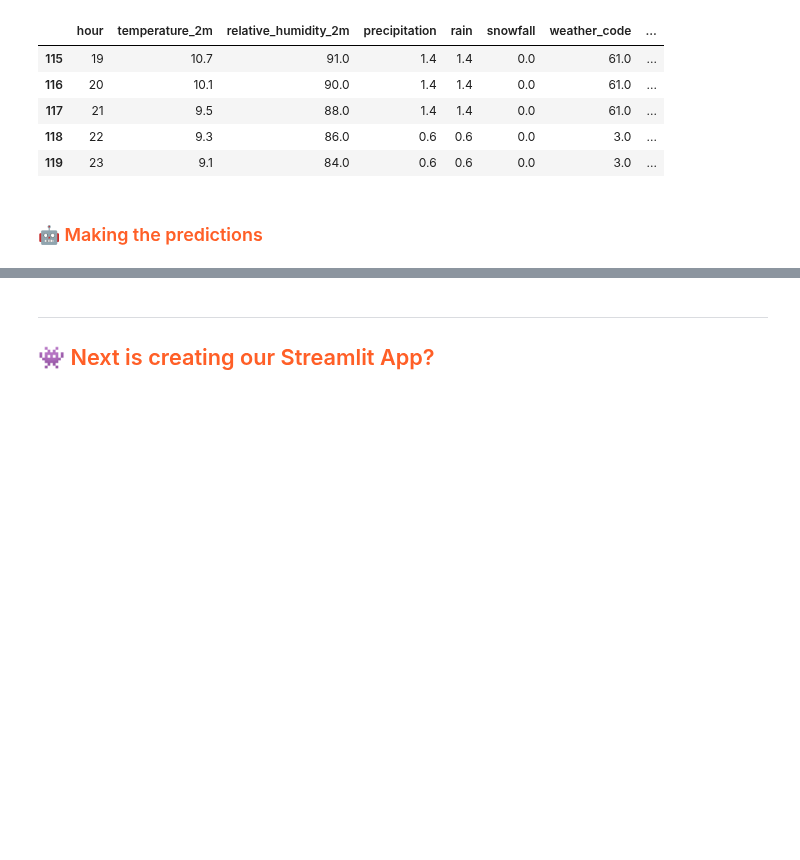
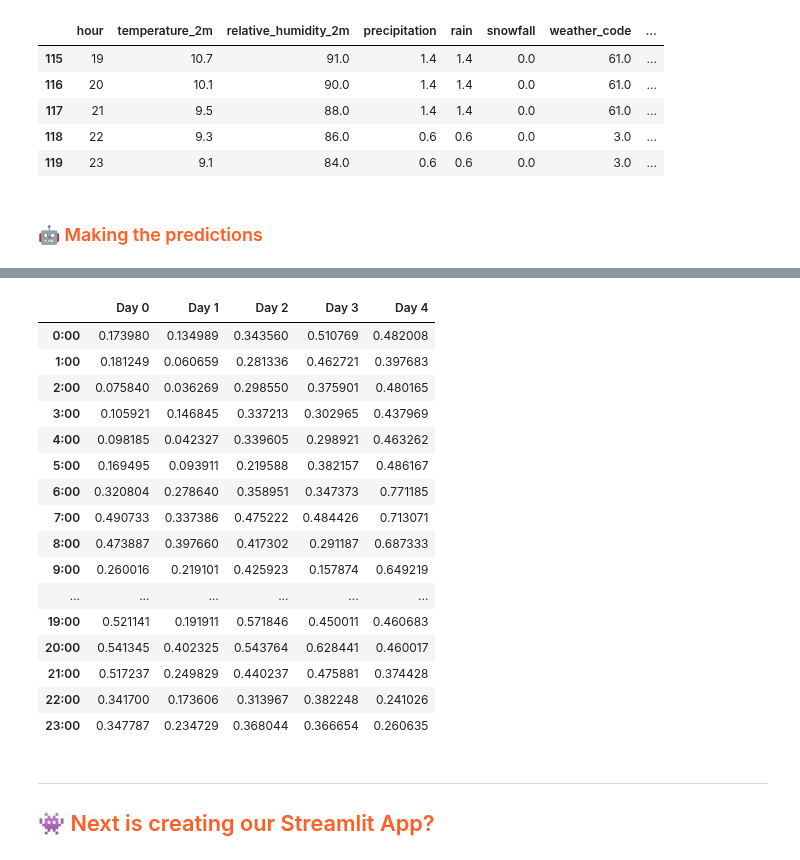
Before and after one commit to Camillahannesbo/BDS_MLOPs_Assignment, a Jupyter notebook: notebooks/4_batch_inference.ipynb, the cells around one changed output, grey strips where cells are left out. Cells and saved outputs as stored; diff of their text form; code cells hidden in the pictures; blank space fills up the shorter version.

```diff
--- a/notebooks/4_batch_inference.ipynb
+++ b/notebooks/4_batch_inference.ipynb
@@ -110,7 +114,7 @@ weather_forecast_df = weather_measures.forecast_weather_measures(
 )
 
 # Fetching danish calendar
-calendar_df = calendar.calendar()
+calendar_df = calendar.get_calendar()
 
 # Merging the weather forecast and calendar dataframes
 new_data = pd.merge(weather_forecast_df, calendar_df, how='inner', left_on='date', right_on='date')
@@ -209,3 +258,26 @@ chart.interactive()
+# %%
+# Reshape the predictions data to a Table format, where each row represents a hour and each column a day
+table_df = predictions_df['prediction'].values.reshape(-1, 24)
+table_df = pd.DataFrame(data, columns=[f'{i}:00' for i in range(24)], index = [f'Day {i}' for i in range(data.shape[0])])
+table_df.T
+# %% [output]
+|  | Day 0 | Day 1 | Day 2 | Day 3 | Day 4 |
+| 0:00 | 0.173980 | 0.134989 | 0.343560 | 0.510769 | 0.482008 |
+| 1:00 | 0.181249 | 0.060659 | 0.281336 | 0.462721 | 0.397683 |
+| 2:00 | 0.075840 | 0.036269 | 0.298550 | 0.375901 | 0.480165 |
+| 3:00 | 0.105921 | 0.146845 | 0.337213 | 0.302965 | 0.437969 |
+| 4:00 | 0.098185 | 0.042327 | 0.339605 | 0.298921 | 0.463262 |
+| 5:00 | 0.169495 | 0.093911 | 0.219588 | 0.382157 | 0.486167 |
+| 6:00 | 0.320804 | 0.278640 | 0.358951 | 0.347373 | 0.771185 |
+| 7:00 | 0.490733 | 0.337386 | 0.475222 | 0.484426 | 0.713071 |
+| 8:00 | 0.473887 | 0.397660 | 0.417302 | 0.291187 | 0.687333 |
+| 9:00 | 0.260016 | 0.219101 | 0.425923 | 0.157874 | 0.649219 |
+| ... | ... | ... | ... | ... | ... |
+| 19:00 | 0.521141 | 0.191911 | 0.571846 | 0.450011 | 0.460683 |
+| 20:00 | 0.541345 | 0.402325 | 0.543764 | 0.628441 | 0.460017 |
+| 21:00 | 0.517237 | 0.249829 | 0.440237 | 0.475881 | 0.374428 |
+| 22:00 | 0.341700 | 0.173606 | 0.313967 | 0.382248 | 0.241026 |
+| 23:00 | 0.347787 | 0.234729 | 0.368044 | 0.366654 | 0.260635 |
 # %% [markdown]
 ---
 ## <span style="color:#ff5f27;">👾 Next is creating our Streamlit App?</span>
```
Also changed, not shown: parts of 8 cells of this notebook, 6 other files.
